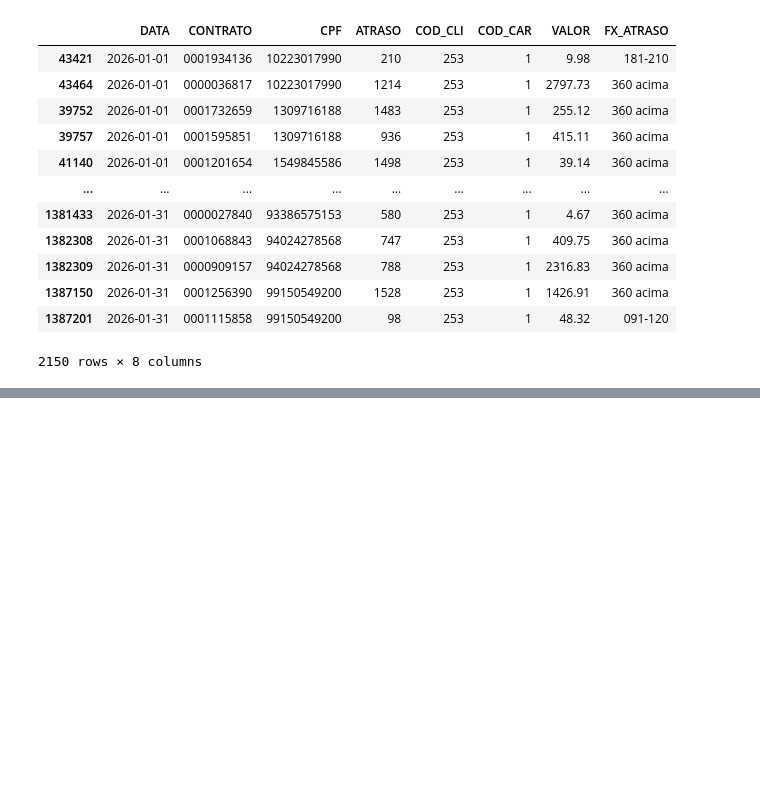
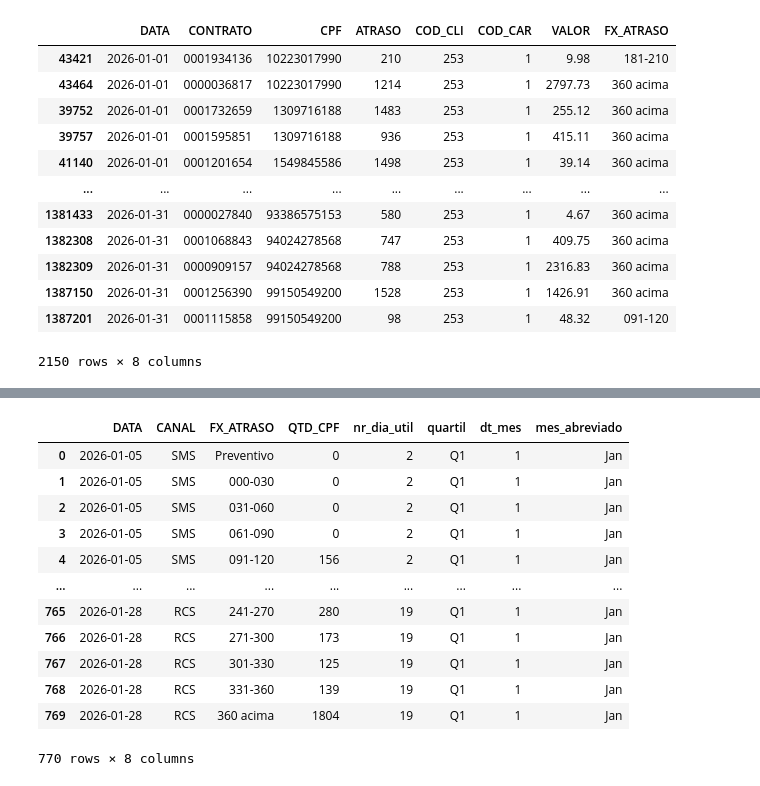
Before and after one commit to Claudiano-alves/Data-Analysis-Portfolio, a Jupyter notebook: Projects/notebooks/data_wrangling_ouze.ipynb, the cells around one changed output, grey strips where cells are left out. Drawn from its saved outputs; the diff is of its cells as text; code cells hidden in the pictures; blank space fills up the shorter version.

Commit message:
UPDATE. Desenvolvido funções de calculam o acumulado para canais digitais.

```diff
--- a/Projects/notebooks/data_wrangling_ouze.ipynb
+++ b/Projects/notebooks/data_wrangling_ouze.ipynb
@@ -504,0 +455,24 @@ resultados = salvar_dataframes_csv(
+# %%
+from utils.digital_channels.metricas_acumuladas import acumulado_unique, acumulado_por_faixa_atraso, acumulado_esforco
+
+df_acumulado_canais_digitais = acumulado_por_faixa_atraso(
+    df_dw_calendario=df_dw_calendario,
+    df_sms=sms_enr,
+    df_email=email_enr,
+    df_rcs=rcs_enr
+)
+df_acumulado_canais_digitais
+# %% [output]
+|  | DATA | CANAL | FX_ATRASO | QTD_CPF | nr_dia_util | quartil | dt_mes | mes_abreviado |
+| 0 | 2026-01-05 | SMS | Preventivo | 0 | 2 | Q1 | 1 | Jan |
+| 1 | 2026-01-05 | SMS | 000-030 | 0 | 2 | Q1 | 1 | Jan |
+| 2 | 2026-01-05 | SMS | 031-060 | 0 | 2 | Q1 | 1 | Jan |
+| 3 | 2026-01-05 | SMS | 061-090 | 0 | 2 | Q1 | 1 | Jan |
+| 4 | 2026-01-05 | SMS | 091-120 | 156 | 2 | Q1 | 1 | Jan |
+| ... | ... | ... | ... | ... | ... | ... | ... | ... |
+| 765 | 2026-01-28 | RCS | 241-270 | 280 | 19 | Q1 | 1 | Jan |
+| 766 | 2026-01-28 | RCS | 271-300 | 173 | 19 | Q1 | 1 | Jan |
+| 767 | 2026-01-28 | RCS | 301-330 | 125 | 19 | Q1 | 1 | Jan |
+| 768 | 2026-01-28 | RCS | 331-360 | 139 | 19 | Q1 | 1 | Jan |
+| 769 | 2026-01-28 | RCS | 360 acima | 1804 | 19 | Q1 | 1 | Jan |
+770 rows × 8 columns
```
Also changed, not shown: parts of 7 cells of this notebook, 5 other files.
